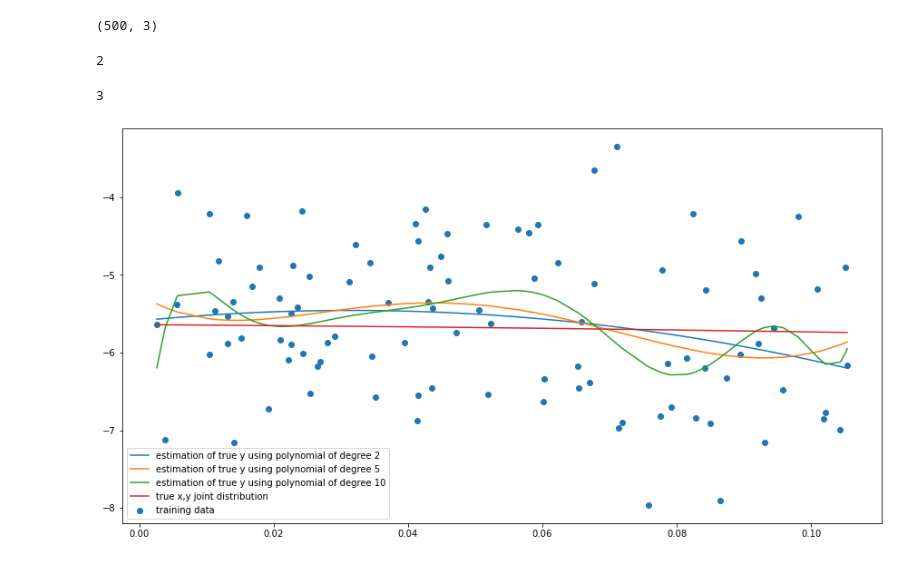
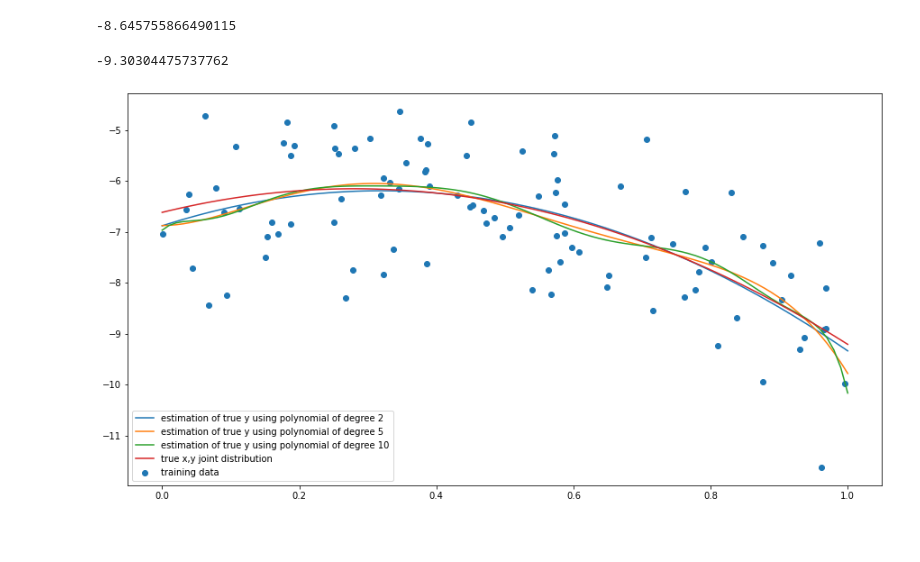
Before and after one commit to jgeorge313/Sem_2, a Jupyter notebook: DS_GA_1003/HW/hw1/DS_GA_1003_HW_1.ipynb, the cells around one changed output. Drawn from its saved outputs; the diff is of its cells as text; code cells hidden in the pictures; blank space fills up the shorter version.

```diff
--- a/DS_GA_1003/HW/hw1/DS_GA_1003_HW_1.ipynb
+++ b/DS_GA_1003/HW/hw1/DS_GA_1003_HW_1.ipynb
@@ -76,3 +76,3 @@ X_test_mat = get_design_mat(x_test,5)
 # %%
-b = least_squares_est(X_train_mat, y_train)
+b = least_squares_est(x_train_mat, y_train)
 # %%
@@ -122,8 +122,7 @@ The empirical risk of Polyonimal 8 is 3.73908315633e-09
 # %%
 #create lists to iterate over for d and n
 deg_list = [2,5,10]
-n_list = [100,200,300,400,500,600,700,800,900]
-
+n_list = range(12,1001)
 
 #create blank lists to store input vectors
 x_train_list =[]
@@ -166,7 +165,6 @@ for i in range(len(deg_list)):
 
 
 
-
         #create input matricies
 
         x_train_mat = get_design_mat(x_train[0:n],deg)
@@ -219,3 +216,0 @@ The testing empirical risk of Polyonimal 10 with sample size 900 is 34.221
-# %%
-x= 0.0010561112612781365
-print(x**2)
@@ -258,36 +235,36 @@ plt.yscale('log')
-# %%
-x_train_mat_list[4].shape
-# %% [output]
-(500, 3)
-# %%
-26//9
-# %% [output]
-2
-# %%
-len(coef_list[9])
-# %% [output]
-3
+# %%
+(x_train_mat_list[88] @ a)[1]
+# %% [output]
+-8.645755866490115
+# %%
+y_train[1]
+# %% [output]
+-9.30304475737762
 # %%
-def create_plot_train(n, true_a):
+def create_plot_train(n):
     plt.figure(figsize=(15,8))
-    n_dict = {100:0, 200:1, 300:2, 400:3, 500:4, 600:5, 700:6, 800:7, 900:8}
+    index = n-12
     #plot training data
     plt.scatter(x_train[0:n], y_train[0:n], label = 'training data')
     #plot true_function
-    true_y = x_train_mat_list[n_dict[n]]@a
     #plot different polynomial functions
     y_pred_list =[]
-    for i in range(len(x_train_mat_list)//9):
-        y_pred = x_train_mat_list[(n_dict[n]+9*i)] @ coef_list[(n_dict[n]+9*i)]
+    x = np.linspace(0,1,n)
+    x_for_y_pred = true_func_input(x,2).T
+    true_y = x_for_y_pred@a
+
+    for i in range(len(x_train_mat_list)//988):
+        x_for_y_pred = true_func_input(x,deg_list[i]).T
+        y_pred = x_for_y_pred @ coef_list[index + i + 988*i]
         y_pred_list.append(y_pred)
-        plt.plot(x_train[0:n],y_pred_list[i], label = 'estimation of true y using polynomial of degree '+ str(deg_list[i]))
+        plt.plot(x,y_pred_list[i], label = 'estimation of true y using polynomial of degree '+ str(deg_list[i]))
 
 
 
-    plt.plot(x_train[0:n], true_y, label= 'true x,y joint distribution')
+    plt.plot(x, true_y[0:n], label= 'true x,y joint distribution')
     plt.legend()
     plt.show()
 # %%
-create_plot_train(100, a)
+create_plot_train(100)
 # %% [output]
-[figure, old version]
+[figure, new version]
```
Also changed, not shown: parts of 33 cells of this notebook, 23 other files.
